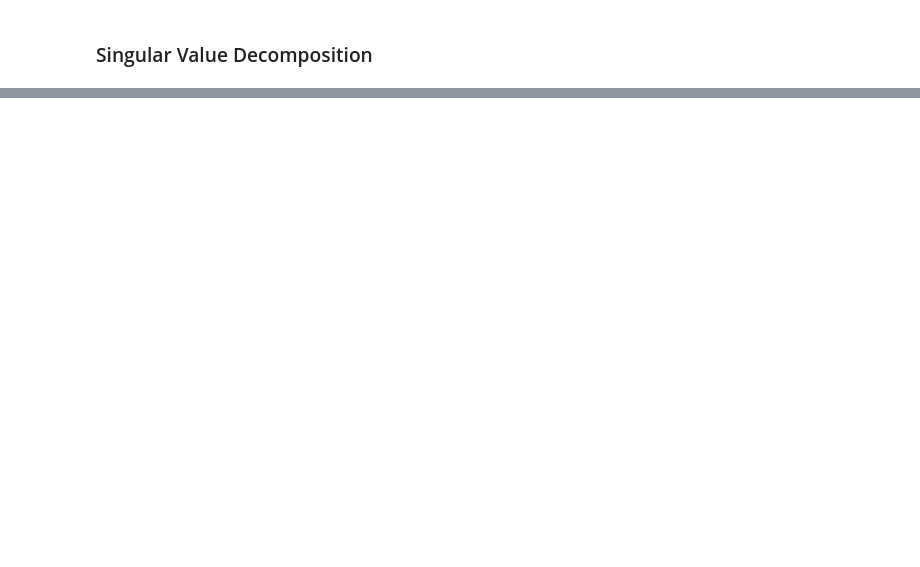
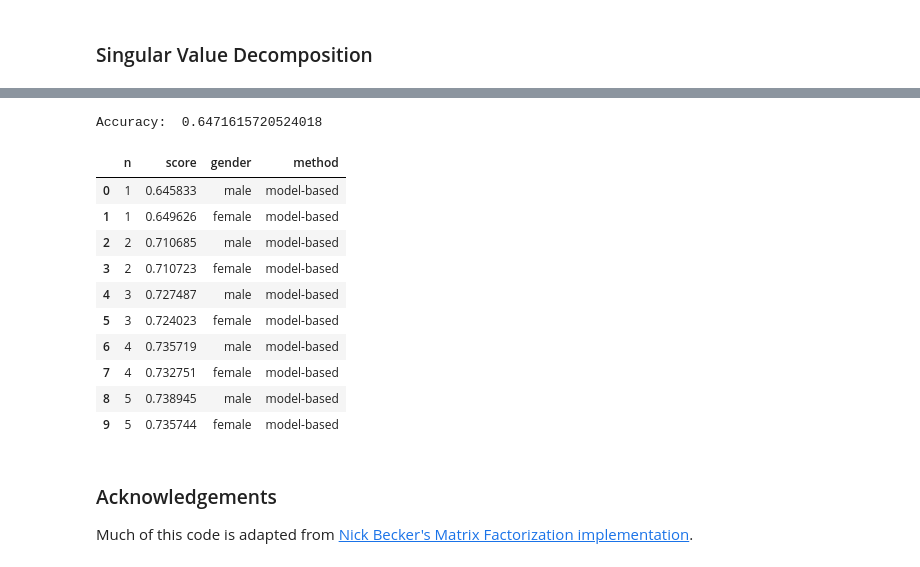
Before and after one commit to carolineh101/foursquare-check-in-prediction, a Jupyter notebook: matrix_factorization.ipynb, the cells around one changed output, grey strips where cells are left out. Saved outputs shown, nothing was run; the diff lists cells and outputs as text; code cells hidden in the pictures; blank space fills up the shorter version.

Commit message:
Evaluate MRR of matrix factorization model.

```diff
--- a/matrix_factorization.ipynb
+++ b/matrix_factorization.ipynb
@@ -121,16 +133,0 @@ preds_df.head()
-# %%
-def predict_check_ins(preds_df, num_recommendations=25):
-    # Mask predictions that were already visited.
-    mask = R_df.reset_index().drop(columns=['User_ID']) != 0
-    preds = preds_df.mask(mask, other=float('-inf'))
-    correct = 0
-    # Make predictions.
-    for row in preds.index:
-        preds_row = preds.iloc[row].sort_values(ascending=False)[0:num_recommendations]
-        X_test_rows = X_test[X_test['User_ID'] == R_df.index[row]]
-        X_test_rows = X_test_rows[X_test_rows[category].isin(preds_row.index)]
-        if not X_test_rows.empty: correct += 1
-    accuracy = correct / len(preds.index)
-    return accuracy
-
-acc = predict_check_ins(preds_df)
@@ -142,0 +138,39 @@ acc
+# %%
+mrr_df = pd.DataFrame(index=list(range(10)), columns=['n', 'score', 'gender', 'method']).fillna(0)
+# %%
+def predict_check_ins(preds_df, num_recommendations=5):
+    correct = 0
+    gender_counts = {'male': 0, 'female': 0}
+    mrrs = {'male' : np.zeros(num_recommendations), 'female' : np.zeros(num_recommendations)}
+    for row in preds_df.index:
+        user_id = R_df.index[row]
+        gender = genders.loc[user_id].at['Gender']
+        gender_counts[gender] += 1
+        preds_row = preds_df.iloc[row].sort_values(ascending=False)[0:num_recommendations]
+        X_test_rows = X_test[X_test['User_ID'] == user_id]
+        if not X_test_rows[X_test_rows[category].isin([preds_row.index[0]])].empty: correct += 1
+        for i in range(len(preds_row.index)):
+            if not X_test_rows[X_test_rows[category].isin([preds_row.index[i]])].empty:
+                for j in range(i, len(preds_row.index)): mrrs[gender][j] += (1.0 / (i + 1))
+                break
+    print('Accuracy: ', correct / len(preds_df.index))
+    return mrrs['male'] / gender_counts['male'], mrrs['female'] / gender_counts['female']
+# %%
+male_mrr, female_mrr = predict_check_ins(preds_df)
+for i in range(male_mrr.shape[0]):
+    mrr_df.loc[(2 * i)] = pd.Series({'n': i + 1, 'score': male_mrr[i], 'gender': 'male', 'method': 'model-based'})
+    mrr_df.loc[(2 * i) + 1] = pd.Series({'n': i + 1, 'score': female_mrr[i], 'gender': 'female', 'method': 'model-based'})
+mrr_df
+# %% [output]
+Accuracy:  0.6471615720524018
+|  | n | score | gender | method |
+| 0 | 1 | 0.645833 | male | model-based |
+| 1 | 1 | 0.649626 | female | model-based |
+| 2 | 2 | 0.710685 | male | model-based |
+| 3 | 2 | 0.710723 | female | model-based |
+| 4 | 3 | 0.727487 | male | model-based |
+| 5 | 3 | 0.724023 | female | model-based |
+| 6 | 4 | 0.735719 | male | model-based |
+| 7 | 4 | 0.732751 | female | model-based |
+| 8 | 5 | 0.738945 | male | model-based |
+| 9 | 5 | 0.735744 | female | model-based |
@@ -142,0 +179,3 @@ acc
+# %% [markdown]
+### Acknowledgements
+Much of this code is adapted from [Nick Becker's Matrix Factorization implementation](https://github.com/beckernick/matrix_factorization_recommenders).
```
Also changed, not shown: parts of 14 cells of this notebook, 1 other file.
